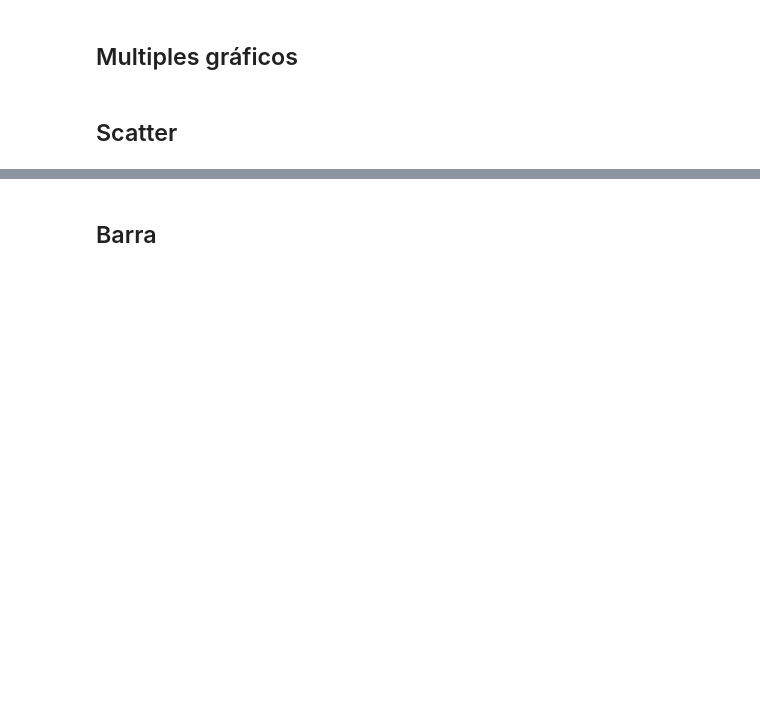
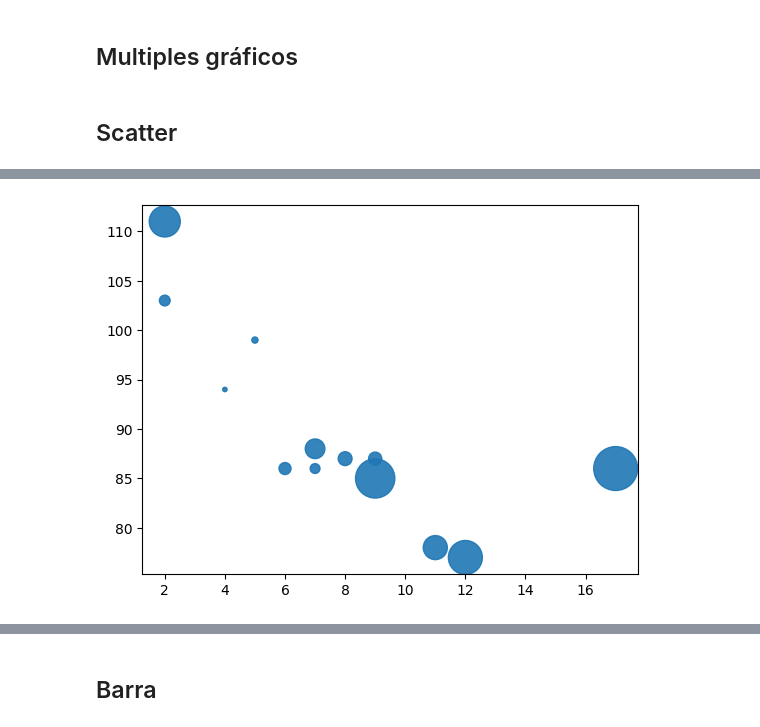
Before and after one commit to JezrrelValles/Aprendiendo-Python-3-Nivel-Intermedio, a Jupyter notebook: code/Bibliotecas.ipynb, the cells around one changed output, grey strips where cells are left out. Saved outputs shown, nothing was run; the diff lists cells and outputs as text; code cells hidden in the pictures; blank space fills up the shorter version.

```diff
--- a/code/Bibliotecas.ipynb
+++ b/code/Bibliotecas.ipynb
@@ -768,10 +774,14 @@ plt.show()
 # %%
 x = np.array([5,7,8,7,2,17,2,9,4,11,12,9,6])
+
 y = np.array([99,86,87,88,111,86,103,87,94,78,77,85,86])
+
 sizes = np.array([20,50,100,200,500,1000,60,90,10,300,600,800,75])
 
-plt.scatter(x, y, s=sizes, alpha=0.5)
+plt.scatter(x, y, s=sizes, alpha=0.9)
 
 plt.show()
+# %% [output]
+[figure, added]
 # %%
 x = np.random.randint(100, size=(100))
```
Also changed, not shown: parts of 30 cells of this notebook, 5 other files.
